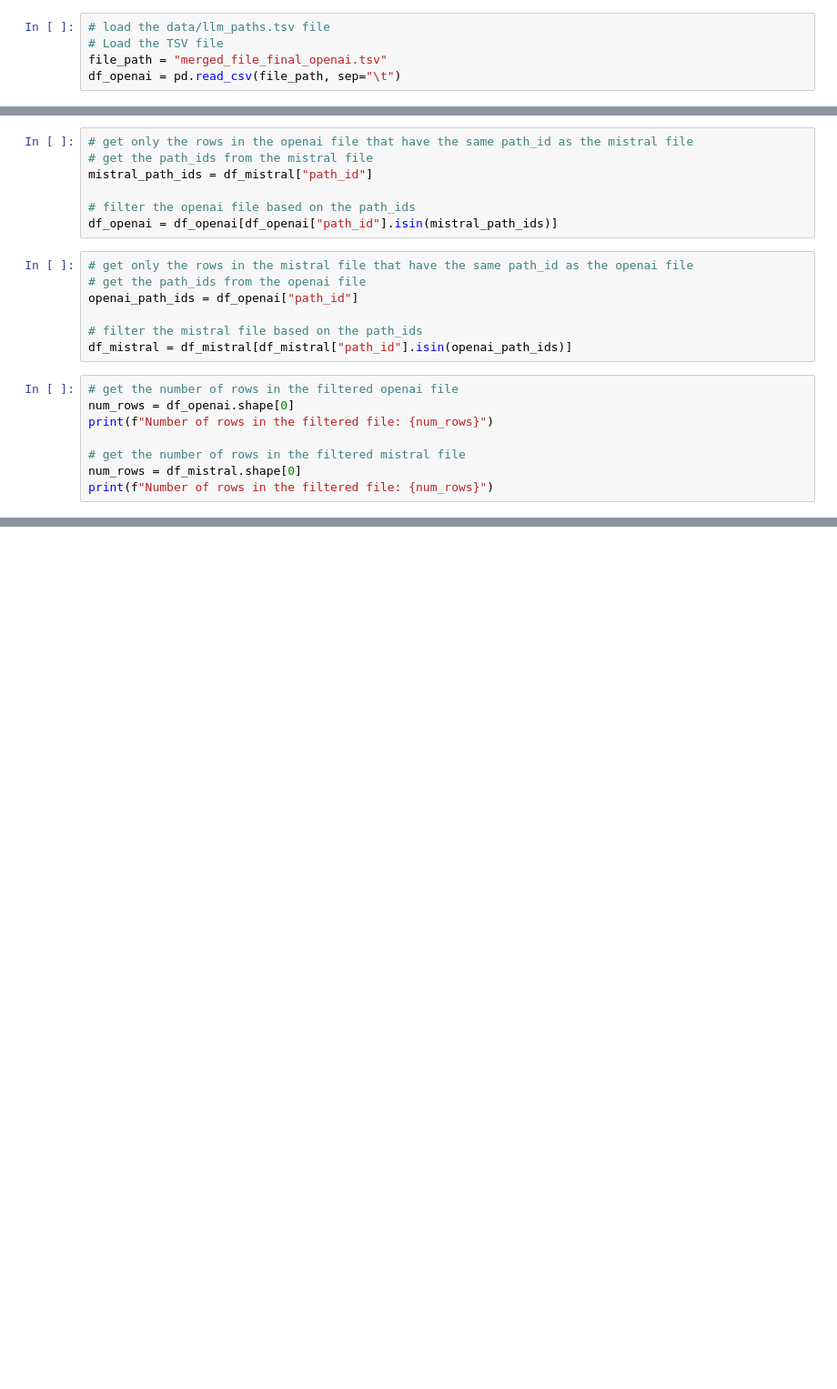
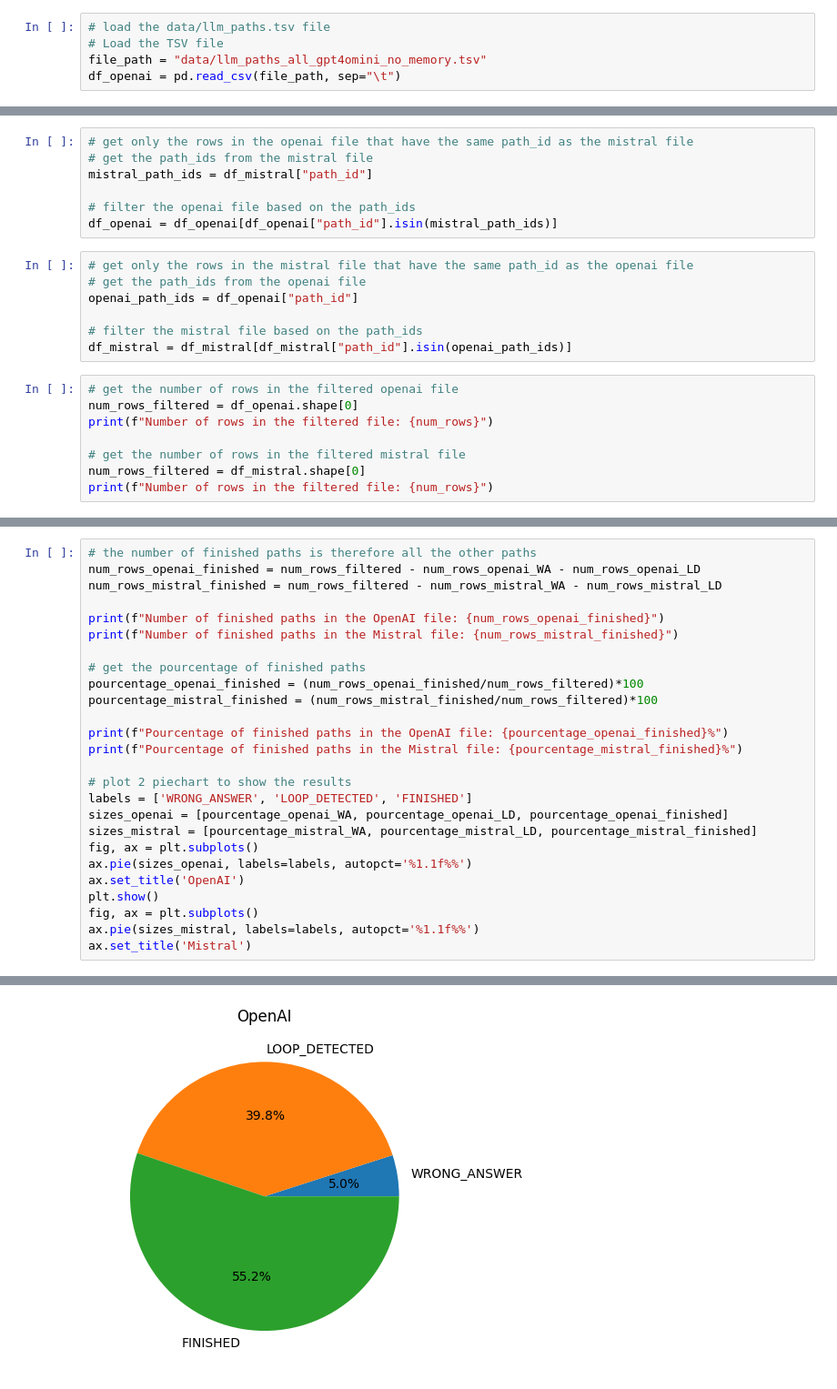
Before and after one commit to epfl-ada/ada-2024-project-adaspeedia, a Jupyter notebook: openai_vs_mistralai.ipynb, the cells around one changed output, grey strips where cells are left out. Shown: that part at 91% size. Drawn from its saved outputs; the diff is of its cells as text; blank space fills up the shorter version.

Commit message:
clean comparaison openai and mistralai

```diff
--- a/openai_vs_mistralai.ipynb
+++ b/openai_vs_mistralai.ipynb
@@ -30,7 +33,7 @@ df_mistral = pd.read_csv(file_path, sep="\t")
 # %%
 # load the data/llm_paths.tsv file
 # Load the TSV file
-file_path = "merged_file_final_openai.tsv"
+file_path = "data/llm_paths_all_gpt4omini_no_memory.tsv"
 df_openai = pd.read_csv(file_path, sep="\t")
 # %%
 # print the number of rows in the df_openai DataFrame
@@ -59,10 +62,10 @@ openai_path_ids = df_openai["path_id"]
 df_mistral = df_mistral[df_mistral["path_id"].isin(openai_path_ids)]
 # %%
 # get the number of rows in the filtered openai file
-num_rows = df_openai.shape[0]
+num_rows_filtered = df_openai.shape[0]
 print(f"Number of rows in the filtered file: {num_rows}")
 
 # get the number of rows in the filtered mistral file
-num_rows = df_mistral.shape[0]
+num_rows_filtered = df_mistral.shape[0]
 print(f"Number of rows in the filtered file: {num_rows}")
 # %% [output]
@@ -116,0 +120,27 @@ Pourcentage of loop detected in the Mistral file: 14.864864864864865%
+# %%
+# the number of finished paths is therefore all the other paths
+num_rows_openai_finished = num_rows_filtered - num_rows_openai_WA - num_rows_openai_LD
+num_rows_mistral_finished = num_rows_filtered - num_rows_mistral_WA - num_rows_mistral_LD
+
+print(f"Number of finished paths in the OpenAI file: {num_rows_openai_finished}")
+print(f"Number of finished paths in the Mistral file: {num_rows_mistral_finished}")
+
+# get the pourcentage of finished paths
+pourcentage_openai_finished = (num_rows_openai_finished/num_rows_filtered)*100
+pourcentage_mistral_finished = (num_rows_mistral_finished/num_rows_filtered)*100
+
+print(f"Pourcentage of finished paths in the OpenAI file: {pourcentage_openai_finished}%")
+print(f"Pourcentage of finished paths in the Mistral file: {pourcentage_mistral_finished}%")
+
+# plot 2 piechart to show the results
+labels = ['WRONG_ANSWER', 'LOOP_DETECTED', 'FINISHED']
+sizes_openai = [pourcentage_openai_WA, pourcentage_openai_LD, pourcentage_openai_finished]
+sizes_mistral = [pourcentage_mistral_WA, pourcentage_mistral_LD, pourcentage_mistral_finished]
+fig, ax = plt.subplots()
+ax.pie(sizes_openai, labels=labels, autopct='%1.1f%%')
+ax.set_title('OpenAI')
+plt.show()
+fig, ax = plt.subplots()
+ax.pie(sizes_mistral, labels=labels, autopct='%1.1f%%')
+ax.set_title('Mistral')
+# %% [output]
@@ -116,0 +151 @@ Pourcentage of loop detected in the Mistral file: 14.864864864864865%
+[figure, added]
```
Also changed, not shown: parts of 22 cells of this notebook, 1 other file.
